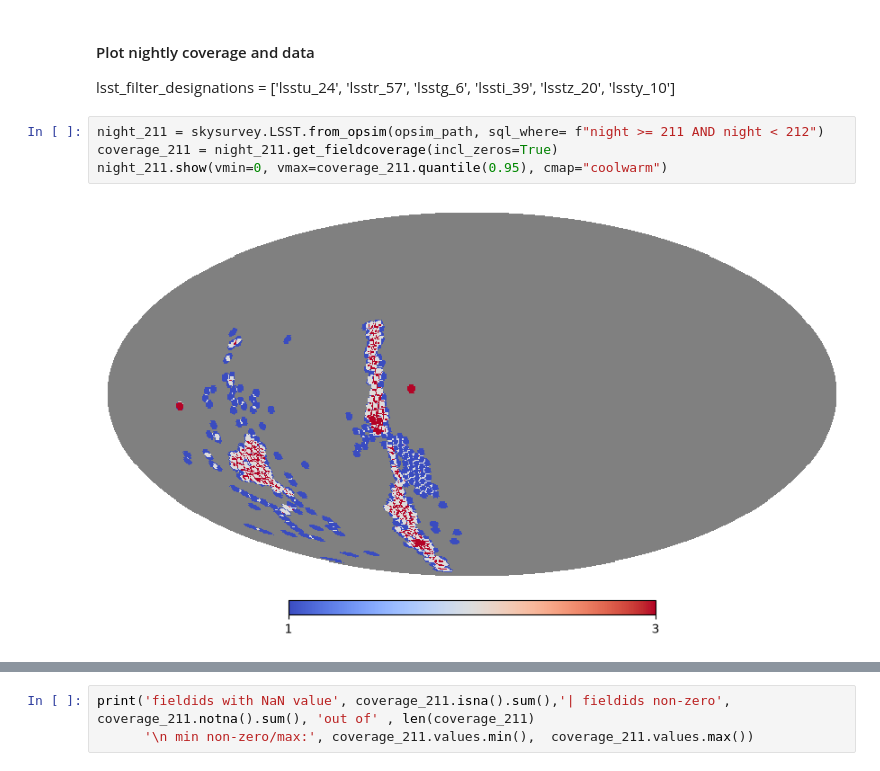
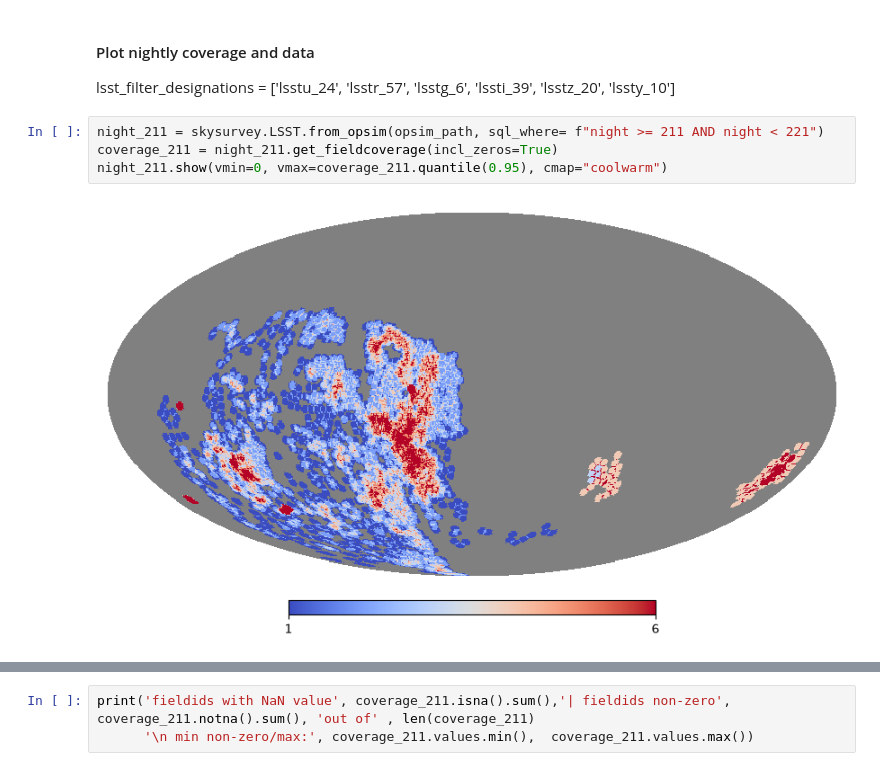
Before and after one commit to krissylla/TransientSimulation, a Jupyter notebook: skysurvey.ipynb, the cells around one changed output, grey strips where cells are left out. Cells and saved outputs as stored; diff of their text form.

```diff
--- a/skysurvey.ipynb
+++ b/skysurvey.ipynb
@@ -87,8 +89,8 @@ visualize_nights(opsim_path, start_night=209, stop_night=211)
 #### Plot nightly coverage and data
 lsst_filter_designations = ['lsstu_24', 'lsstr_57', 'lsstg_6', 'lssti_39', 'lsstz_20', 'lssty_10']
 # %%
-night_211 = skysurvey.LSST.from_opsim(opsim_path, sql_where= f"night >= 211 AND night < 212")
+night_211 = skysurvey.LSST.from_opsim(opsim_path, sql_where= f"night >= 211 AND night < 221")
 coverage_211 = night_211.get_fieldcoverage(incl_zeros=True)
 night_211.show(vmin=0, vmax=coverage_211.quantile(0.95), cmap="coolwarm")
 # %% [output]
-[figure, old version]
+[figure, new version]
```
Also changed, not shown: parts of 59 cells of this notebook, 9 other files.
